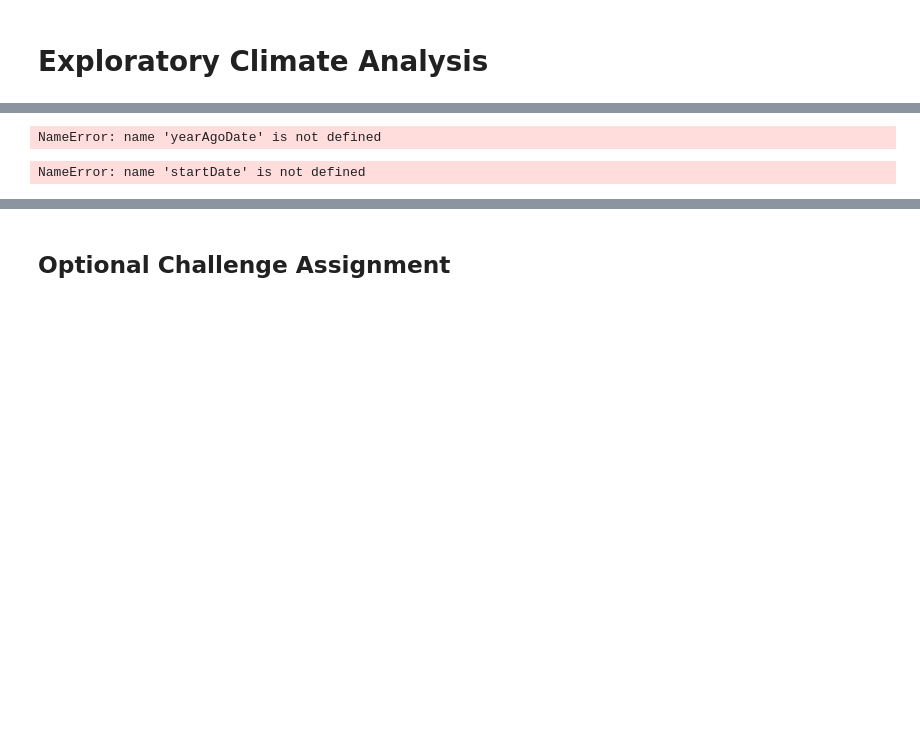
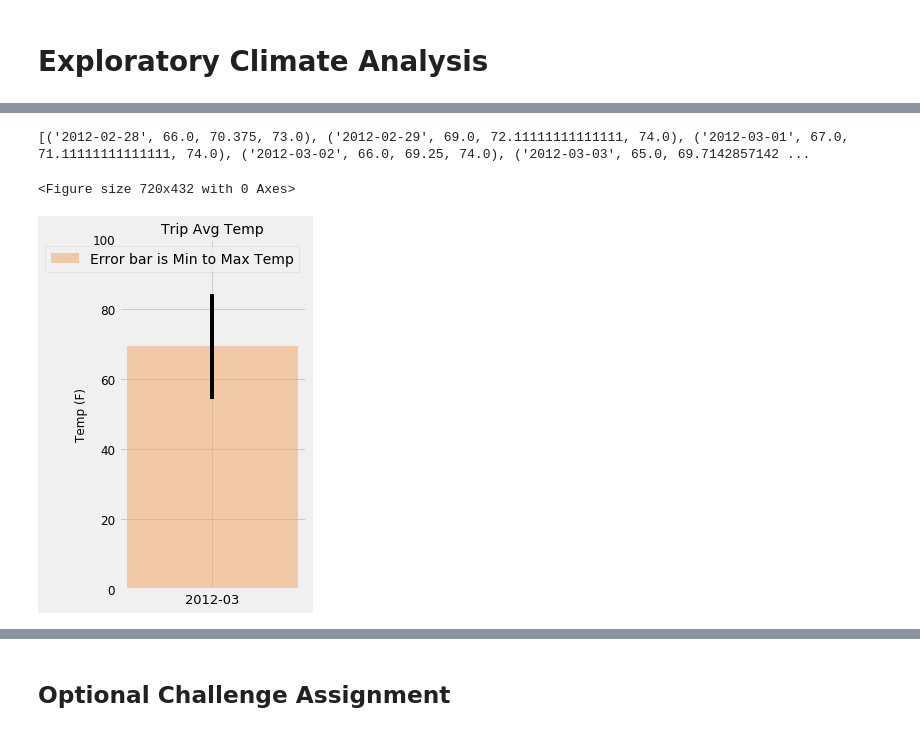
Before and after one commit to thphan12/HW-10, a Jupyter notebook: HW10.ipynb, the cells around one changed output, grey strips where cells are left out. Saved outputs shown, nothing was run; the diff lists cells and outputs as text; code cells hidden in the pictures; blank space fills up the shorter version.

```diff
--- a/HW10.ipynb
+++ b/HW10.ipynb
@@ -100,24 +149,53 @@ Name: station, dtype: int64
 ![precipitation](Images/station-histogram.png)
 # %%
 # This function called `calc_temps` will accept start date and end date in the format '%Y-%m-%d'
+def calc_temps(start_date, end_date):
+    select = [Measurement.date, func.min(Measurement.tobs), func.avg(Measurement.tobs), func.max(Measurement.tobs)]
+    return session.query(*select).group_by(Measurement.date).filter(func.strftime("%Y-%m-%d", Measurement.date) >=start_date).\
+    filter(func.strftime("%Y-%m-%d", Measurement.date) <=end_date).all()
 # and return the minimum, average, and maximum temperatures for that range of dates
-
-
-    return session.query(func.min(Measurement.tobs), func.avg(Measurement.tobs), func.max(Measurement.tobs)).\
-        filter(Measurement.date >= start_date).filter(Measurement.date <= end_date).all()
+start_date = dt.date(2012,2,28)
+end_date = dt.date(2012,3,5)
 
 # function usage example
 print(calc_temps('2012-02-28', '2012-03-05'))
 # %% [output]
-NameError: name 'yearAgoDate' is not defined
+[('2012-02-28', 66.0, 70.375, 73.0), ('2012-02-29', 69.0, 72.11111111111111, 74.0), ('2012-03-01', 67.0, 71.11111111111111, 74.0), ('2012-03-02', 66.0, 69.25, 74.0), ('2012-03-03', 65.0, 69.7142857142 ...
 # %%
 # Use your previous function `calc_temps` to calculate the tmin, tavg, and tmax
 # for your trip using the previous year's data for those same dates.
+#Calculated the temps for my trip by running calc_temps function using matching dates from last year
+data = calc_temps("2012-02-28", "2012-03-05")
+plot3_pd = pd.DataFrame(data=data, columns=["date", "tmin", "tavg", "tmax"])
+plot3_pd = plot3_pd.set_index('date', drop=True)
+plot3_pd
 # %%
 # Plot the results from your previous query as a bar chart.
-tempData = calc_temps(startDate, endDate)
+p3_date = plot3_pd.index.values
+p3_tmin = plot3_pd['tmin']
+p3_tavg = plot3_pd['tavg']
+p3_tmax = plot3_pd['tmax']
+plt.figure(figsize=[10, 6])
 # Use "Trip Avg Temp" as your Title
+
 # Use the average temperature for the y value
 # Use the peak-to-peak (tmax-tmin) value as the y error bar (yerr)
+#Plotted the total Avg Temp for My Trip
+plt.figure(figsize=[3, 6])
+
+
+totalavg = plot3_pd['tavg'].mean()
+totalavg
+totalavg_plt = plt.bar('2012-03', totalavg, yerr=15, color='sandybrown', alpha=.5, label='Error bar is Min to Max Temp')
+#pmax = plt.bar(p3_date, p3_tmax)
+
+plt.ylabel('Temp (F)', fontsize=12)
+plt.title('Trip Avg Temp', fontsize=14)
+plt.legend()
+plt.xticks(fontsize=13)
+plt.yticks(np.arange(0, 120, 20), fontsize=12)
+
+plt.show()
 # %% [output]
-NameError: name 'startDate' is not defined
+<Figure size 720x432 with 0 Axes>
+[figure, added]
```
Also changed, not shown: parts of 10 cells of this notebook.
